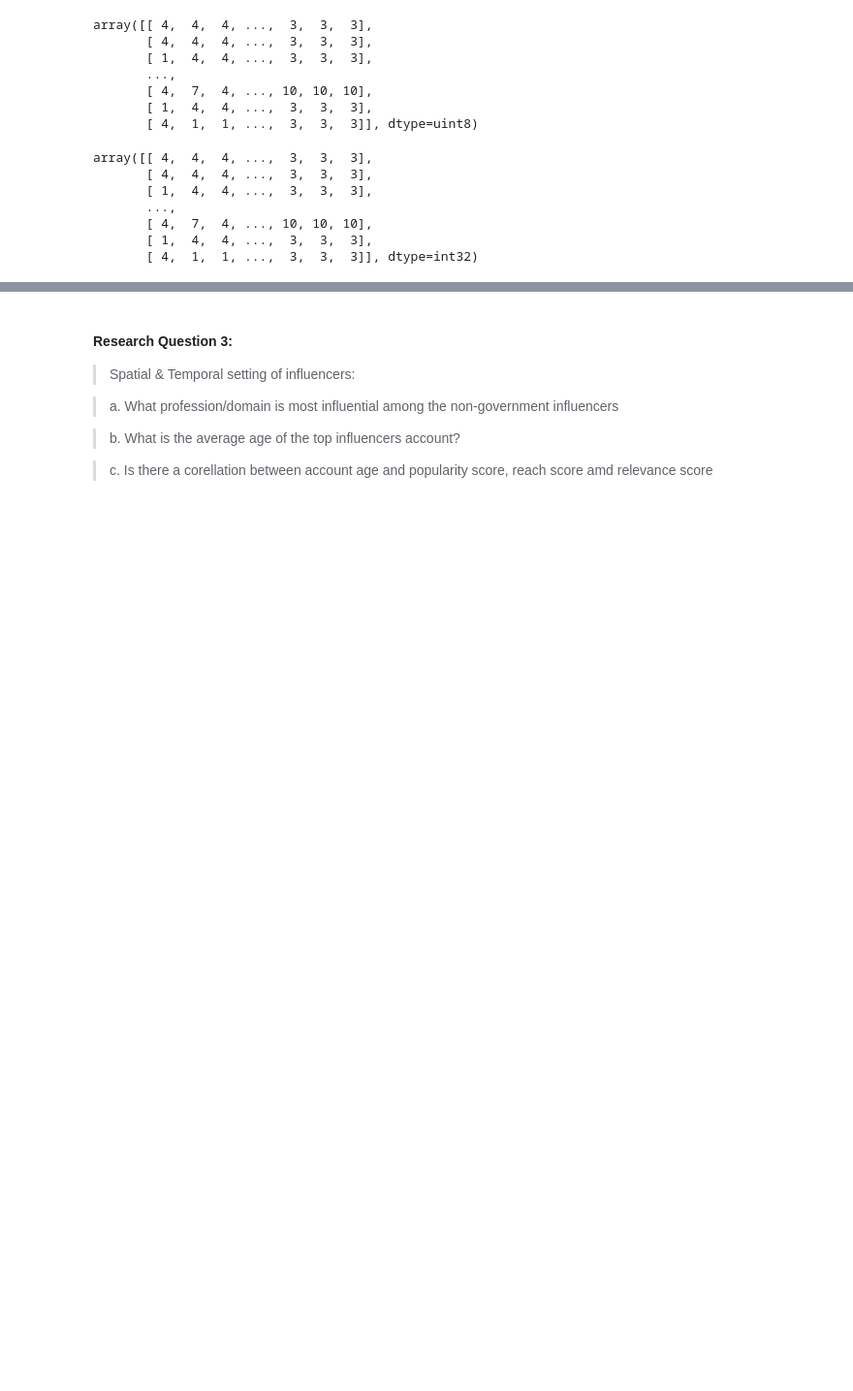
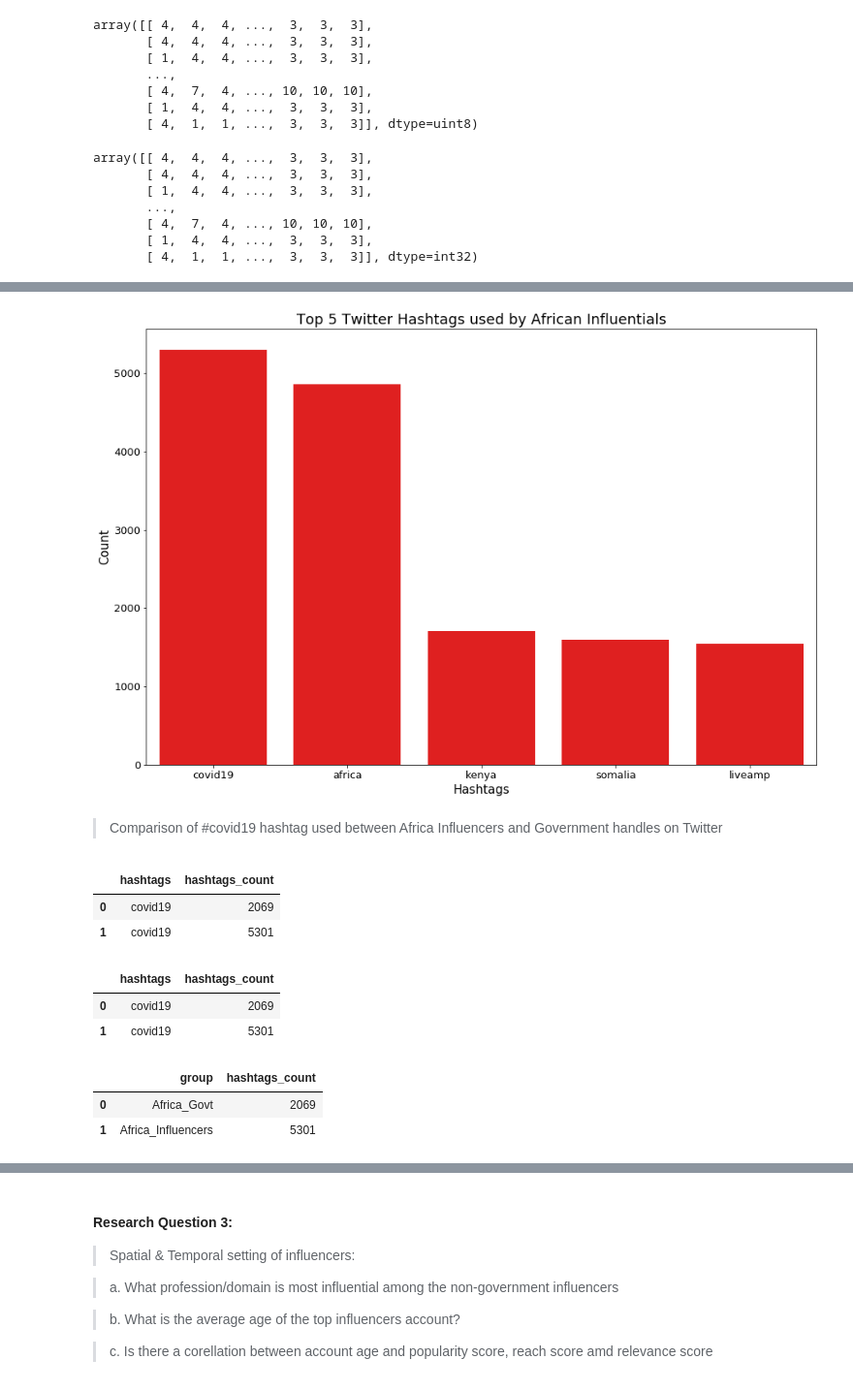
Before and after one commit to Patrick5455/Twitter-User-Segmentation-Nike-Campaign, a Jupyter notebook: project/Analysis.ipynb, the cells around one changed output, grey strips where cells are left out. Shown at 97% size. Cells and saved outputs as stored; diff of their text form; code cells hidden in the pictures; blank space fills up the shorter version.

```diff
--- a/project/Analysis.ipynb
+++ b/project/Analysis.ipynb
@@ -1273,0 +1660,2 @@ plt.show()
+# %%
+afriqInfHashCopy.hashtags.replace(covid_list, 'covid19', inplace=True)
@@ -1273,0 +1697,4 @@ plt.show()
+# %%
+afriqInfHashGrouped = afriqInfHashCopy.groupby(['hashtags',])['hashtags_count'].sum()
+# %%
+afriqInfHashGrouped = pd.DataFrame(afriqInfHashGrouped).sort_values(by='hashtags_count', ascending=False).reset_index()
@@ -1273,0 +1768,2 @@ plt.show()
+# %%
+afriqInfTop5Hash = afriqInfHashGrouped.head()
@@ -1273,0 +1779,14 @@ plt.show()
+# %%
+plt.figure(figsize=(15,10))
+sns.barplot(x='hashtags', y='hashtags_count', data=afriqInfTop5Hash, color='r')
+plt.title('Top 5 Twitter Hashtags used by African Influentials', fontsize=18)
+plt.xlabel('Hashtags', fontsize=15)
+plt.ylabel('Count', fontsize=15)
+plt.xticks(fontsize=13)
+plt.yticks(fontsize=13)
+plt.savefig(format='png', fname='savedCharts/hashtags/top5Inf.png')
+plt.show()
+# %% [output]
+[figure, added]
+# %% [markdown]
+> Comparison of #covid19 hashtag used between Africa Influencers and Government handles on Twitter
@@ -1273,0 +1802,12 @@ plt.show()
+# %%
+compCov
+# %% [output]
+|  | hashtags | hashtags_count |
+| 0 | covid19 | 2069 |
+| 1 | covid19 | 5301 |
+# %%
+compCov
+# %% [output]
+|  | hashtags | hashtags_count |
+| 0 | covid19 | 2069 |
+| 1 | covid19 | 5301 |
@@ -1273,0 +1816,6 @@ plt.show()
+# %%
+compCov
+# %% [output]
+|  | group | hashtags_count |
+| 0 | Africa_Govt | 2069 |
+| 1 | Africa_Influencers | 5301 |
```
Also changed, not shown: parts of 101 cells of this notebook.
